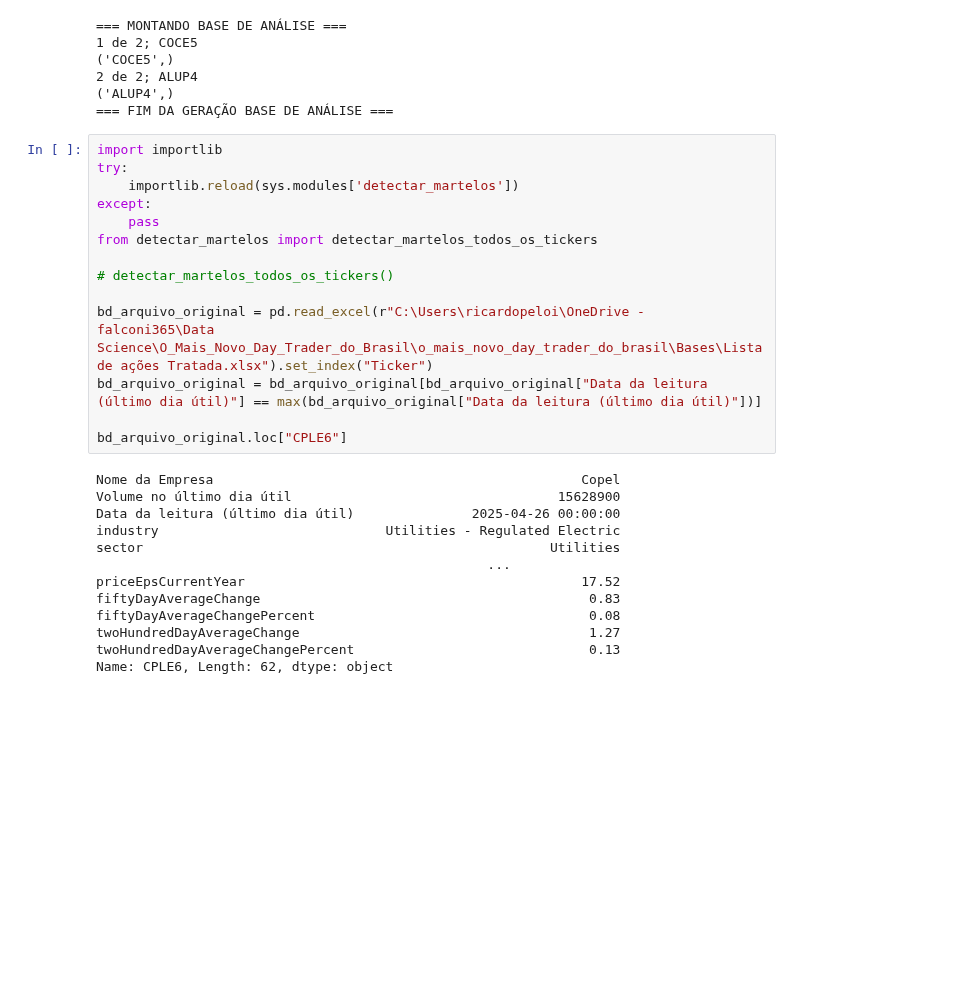
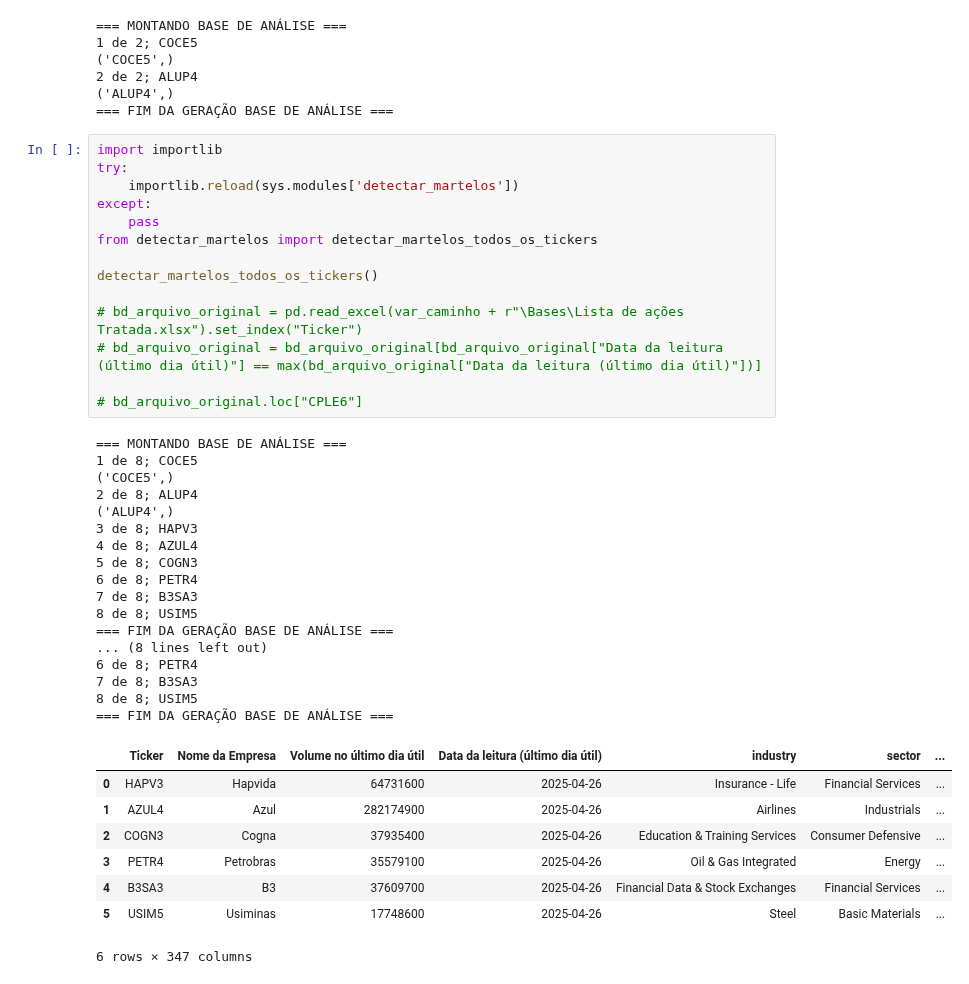
Before and after one commit to ricardopeloi/o_mais_novo_day_trader_do_brasil, a Jupyter notebook: Análises/Gerador de Arquivo de Histórico único.ipynb, the cells around one changed output. Saved outputs shown, nothing was run; the diff lists cells and outputs as text; blank space fills up the shorter version.

Commit message:
Ajustes para a geração do arquivo de histórico. Todas as bases atualizadas

```diff
--- a/Análises/Gerador de Arquivo de Histórico único.ipynb
+++ b/Análises/Gerador de Arquivo de Histórico único.ipynb
@@ -408,27 +413,40 @@ lista_regressao_e_indicadores_cabecalho_maximo, lista_regressao_e_indicadores_ma
 # %%
 import importlib
 try:
     importlib.reload(sys.modules['detectar_martelos'])
 except:
     pass
 from detectar_martelos import detectar_martelos_todos_os_tickers
 
-# detectar_martelos_todos_os_tickers()
+detectar_martelos_todos_os_tickers()
 
-bd_arquivo_original = pd.read_excel(r"C:\Users\ricardopeloi\OneDrive - falconi365\Data Science\O_Mais_Novo_Day_Trader_do_Brasil\o_mais_novo_day_trader_do_brasil\Bases\Lista de ações Tratada.xlsx").set_index("Ticker")
-bd_arquivo_original = bd_arquivo_original[bd_arquivo_original["Data da leitura (último dia útil)"] == max(bd_arquivo_original["Data da leitura (último dia útil)"])]
+# bd_arquivo_original = pd.read_excel(var_caminho + r"\Bases\Lista de ações Tratada.xlsx").set_index("Ticker")
+# bd_arquivo_original = bd_arquivo_original[bd_arquivo_original["Data da leitura (último dia útil)"] == max(bd_arquivo_original["Data da leitura (último dia útil)"])]
 
-bd_arquivo_original.loc["CPLE6"]
+# bd_arquivo_original.loc["CPLE6"]
 # %% [output]
-Nome da Empresa                                               Copel
-Volume no último dia útil                                  15628900
-Data da leitura (último dia útil)               2025-04-26 00:00:00
-industry                             Utilities - Regulated Electric
-sector                                                    Utilities
-                                                  ...
-priceEpsCurrentYear                                           17.52
-fiftyDayAverageChange                                          0.83
-fiftyDayAverageChangePercent                                   0.08
-twoHundredDayAverageChange                                     1.27
-twoHundredDayAverageChangePercent                              0.13
-Name: CPLE6, Length: 62, dtype: object
+=== MONTANDO BASE DE ANÁLISE ===
+1 de 8; COCE5
+('COCE5',)
+2 de 8; ALUP4
+('ALUP4',)
+3 de 8; HAPV3
+4 de 8; AZUL4
+5 de 8; COGN3
+6 de 8; PETR4
+7 de 8; B3SA3
+8 de 8; USIM5
+=== FIM DA GERAÇÃO BASE DE ANÁLISE ===
+... (8 lines left out)
+6 de 8; PETR4
+7 de 8; B3SA3
+8 de 8; USIM5
+=== FIM DA GERAÇÃO BASE DE ANÁLISE ===
+|  | Ticker | Nome da Empresa | Volume no último dia útil | Data da leitura (último dia útil) | industry | sector | ... |
+| 0 | HAPV3 | Hapvida | 64731600 | 2025-04-26 | Insurance - Life | Financial Services | ... |
+| 1 | AZUL4 | Azul | 282174900 | 2025-04-26 | Airlines | Industrials | ... |
+| 2 | COGN3 | Cogna | 37935400 | 2025-04-26 | Education & Training Services | Consumer Defensive | ... |
+| 3 | PETR4 | Petrobras | 35579100 | 2025-04-26 | Oil & Gas Integrated | Energy | ... |
+| 4 | B3SA3 | B3 | 37609700 | 2025-04-26 | Financial Data & Stock Exchanges | Financial Services | ... |
+| 5 | USIM5 | Usiminas | 17748600 | 2025-04-26 | Steel | Basic Materials | ... |
+6 rows × 347 columns
```
Also changed, not shown: parts of 16 cells of this notebook, 8 other files.
